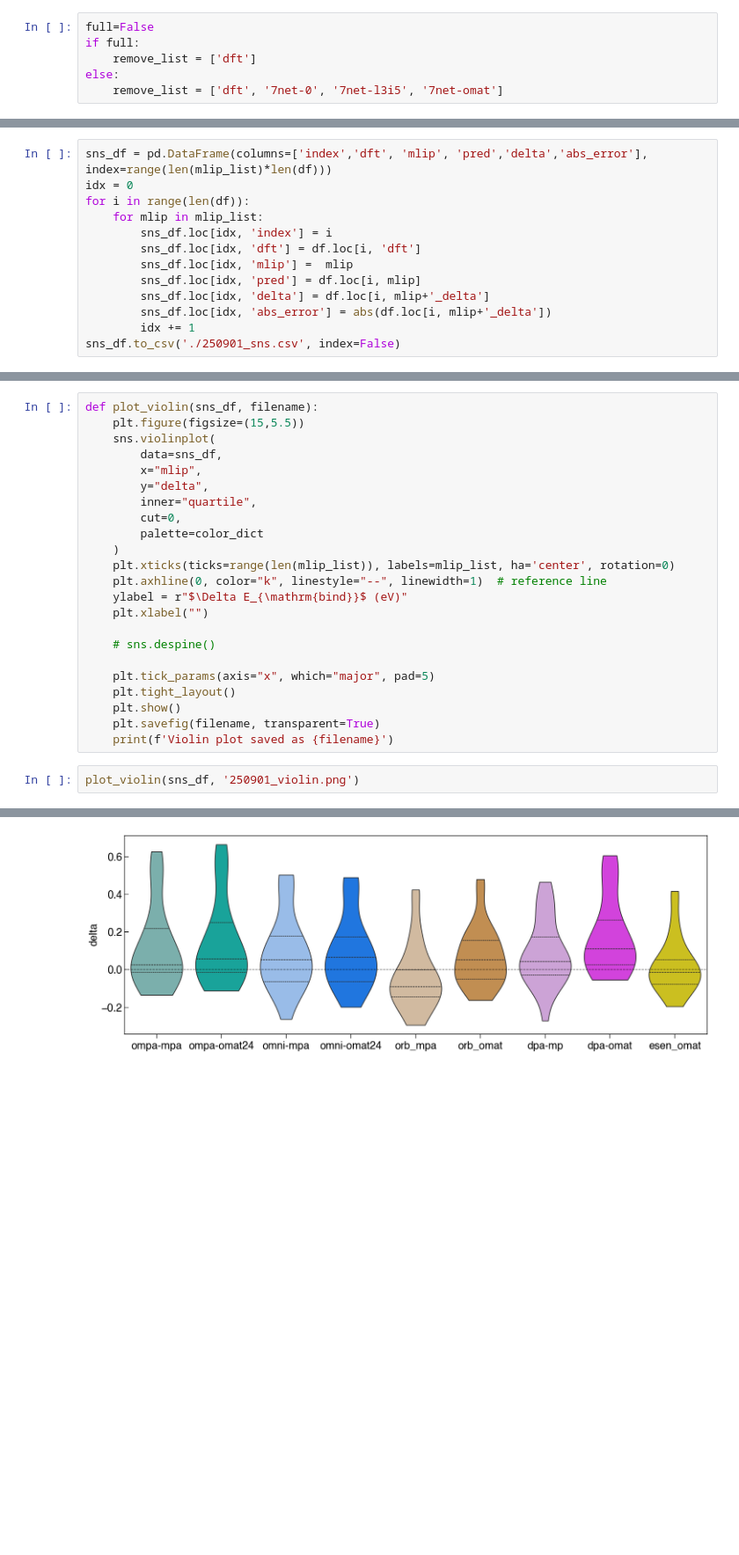
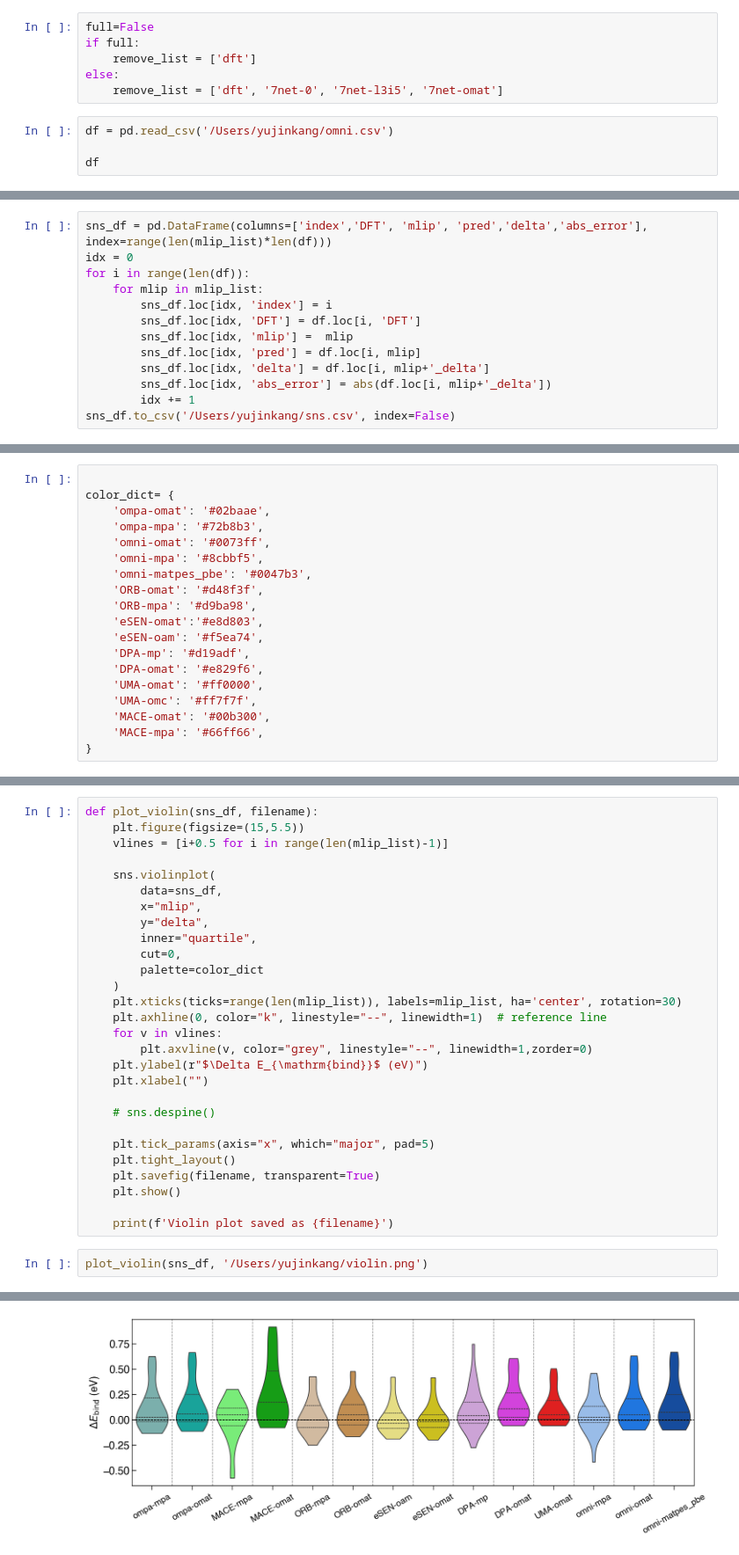
Before and after one commit to dnlf1ff/febench, a Jupyter notebook: data/test.ipynb, the cells around one changed output, grey strips where cells are left out. Shown: that part at 88% size. Cells and saved outputs as stored; diff of their text form; blank space fills up the shorter version.

Commit message:
plot

```diff
--- a/data/test.ipynb
+++ b/data/test.ipynb
@@ -12,3 +12,7 @@ if full:
     remove_list = ['dft']
 else:
     remove_list = ['dft', '7net-0', '7net-l3i5', '7net-omat']
+# %%
+df = pd.read_csv('/Users/yujinkang/omni.csv')
+
+df
@@ -25,16 +47,16 @@ df.to_csv('./250901_delta.csv', index=False)
 df.reset_index(inplace=True)
 # %%
-sns_df = pd.DataFrame(columns=['index','dft', 'mlip', 'pred','delta','abs_error'], index=range(len(mlip_list)*len(df)))
+sns_df = pd.DataFrame(columns=['index','DFT', 'mlip', 'pred','delta','abs_error'], index=range(len(mlip_list)*len(df)))
 idx = 0
 for i in range(len(df)):
     for mlip in mlip_list:
         sns_df.loc[idx, 'index'] = i
-        sns_df.loc[idx, 'dft'] = df.loc[i, 'dft']
+        sns_df.loc[idx, 'DFT'] = df.loc[i, 'DFT']
         sns_df.loc[idx, 'mlip'] =  mlip
         sns_df.loc[idx, 'pred'] = df.loc[i, mlip]
         sns_df.loc[idx, 'delta'] = df.loc[i, mlip+'_delta']
         sns_df.loc[idx, 'abs_error'] = abs(df.loc[i, mlip+'_delta'])
         idx += 1
-sns_df.to_csv('./250901_sns.csv', index=False)
+sns_df.to_csv('/Users/yujinkang/sns.csv', index=False)
 # %%
 error_df = pd.DataFrame(columns = mlip_list)
@@ -119,3 +133,22 @@ color_dict= {
+# %%
+
+color_dict= {
+    'ompa-omat': '#02baae',
+    'ompa-mpa': '#72b8b3',
+    'omni-omat': '#0073ff',
+    'omni-mpa': '#8cbbf5',
+    'omni-matpes_pbe': '#0047b3',
+    'ORB-omat': '#d48f3f',
+    'ORB-mpa': '#d9ba98',
+    'eSEN-omat':'#e8d803',
+    'eSEN-oam': '#f5ea74',
+    'DPA-mp': '#d19adf',
+    'DPA-omat': '#e829f6',
+    'UMA-omat': '#ff0000',
+    'UMA-omc': '#ff7f7f',
+    'MACE-omat': '#00b300',
+    'MACE-mpa': '#66ff66',
+}
 # %%
 def plot_box(sns_df,filename):
     plt.figure(figsize=(15,6.5))
@@ -145,6 +178,8 @@ def plot_box(sns_df,filename):
 # %%
 def plot_violin(sns_df, filename):
     plt.figure(figsize=(15,5.5))
+    vlines = [i+0.5 for i in range(len(mlip_list)-1)]
+
     sns.violinplot(
         data=sns_df,
         x="mlip",
@@ -153,22 +188,25 @@ def plot_violin(sns_df, filename):
         cut=0,
         palette=color_dict
     )
-    plt.xticks(ticks=range(len(mlip_list)), labels=mlip_list, ha='center', rotation=0)
+    plt.xticks(ticks=range(len(mlip_list)), labels=mlip_list, ha='center', rotation=30)
     plt.axhline(0, color="k", linestyle="--", linewidth=1)  # reference line
-    ylabel = r"$\Delta E_{\mathrm{bind}}$ (eV)"
+    for v in vlines:
+        plt.axvline(v, color="grey", linestyle="--", linewidth=1,zorder=0)
+    plt.ylabel(r"$\Delta E_{\mathrm{bind}}$ (eV)")
     plt.xlabel("")
 
     # sns.despine()
 
     plt.tick_params(axis="x", which="major", pad=5)
     plt.tight_layout()
+    plt.savefig(filename, transparent=True)
     plt.show()
-    plt.savefig(filename, transparent=True)
+
     print(f'Violin plot saved as {filename}')
 # %%
-plot_violin(sns_df, '250901_violin.png')
+plot_violin(sns_df, '/Users/yujinkang/violin.png')
 # %% [output]
 Passing `palette` without assigning `hue` is deprecated and will be removed in v0.14.0. Assign the `x` variable to `hue` and set `legend=False` for the same effect.
 
   sns.violinplot(
-[figure, old version]
+[figure, new version]
```
Also changed, not shown: parts of 9 cells of this notebook, 14 other files.
